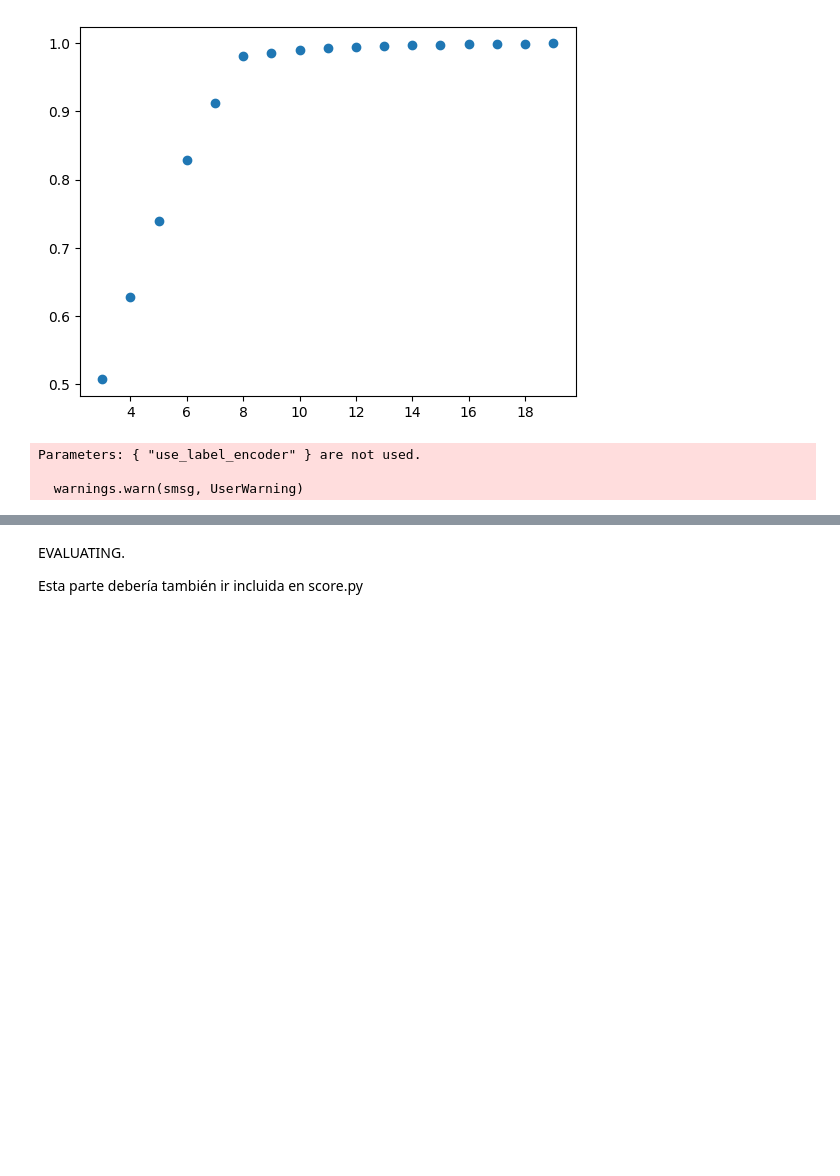
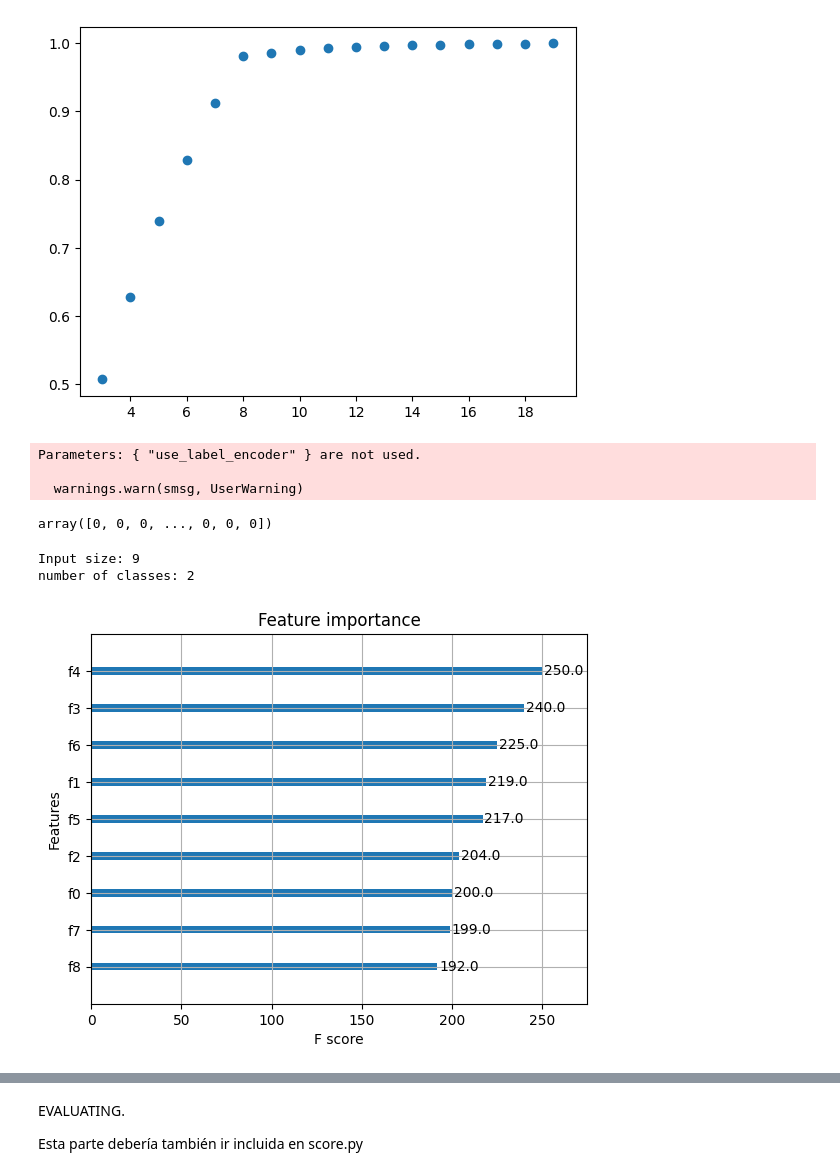
Before and after one commit to EngelsZ10/Lobosort_Class2, a Jupyter notebook: Model.ipynb, the cells around one changed output, grey strips where cells are left out. Saved outputs shown, nothing was run; the diff lists cells and outputs as text; code cells hidden in the pictures; blank space fills up the shorter version.

Commit message:
modelo arreglado

```diff
--- a/Model.ipynb
+++ b/Model.ipynb
@@ -76,14 +79,26 @@ np.save("pca_mean.npy", pca.mean_)
 np.save("pca_components.npy", pca.components_)
 # %%
 # Fit an XGBoost model on the PCA-transformed training data
-from xgboost import XGBClassifier
-from sklearn.metrics import accuracy_score, classification_report, confusion_matrix
-from sklearn.model_selection import GridSearchCV
+from xgboost import XGBClassifier, plot_importance
+from sklearn.metrics import  classification_report
 
 xgb = XGBClassifier(use_label_encoder=False, eval_metric='logloss')
 xgb.fit(X_train_pca, y_train)
 y_pred = xgb.predict(X_test_pca)
+y_pred
 # %% [output]
 Parameters: { "use_label_encoder" } are not used.
 
   warnings.warn(smsg, UserWarning)
+array([0, 0, 0, ..., 0, 0, 0])
+# %%
+print("Input size:", xgb.n_features_in_)
+print("number of classes:", len(xgb.classes_))
+# %% [output]
+Input size: 9
+number of classes: 2
+# %%
+plot_importance(xgb)
+plt.show()
+# %% [output]
+[figure, added]
```
Also changed, not shown: parts of 4 cells of this notebook, 3 other files.
